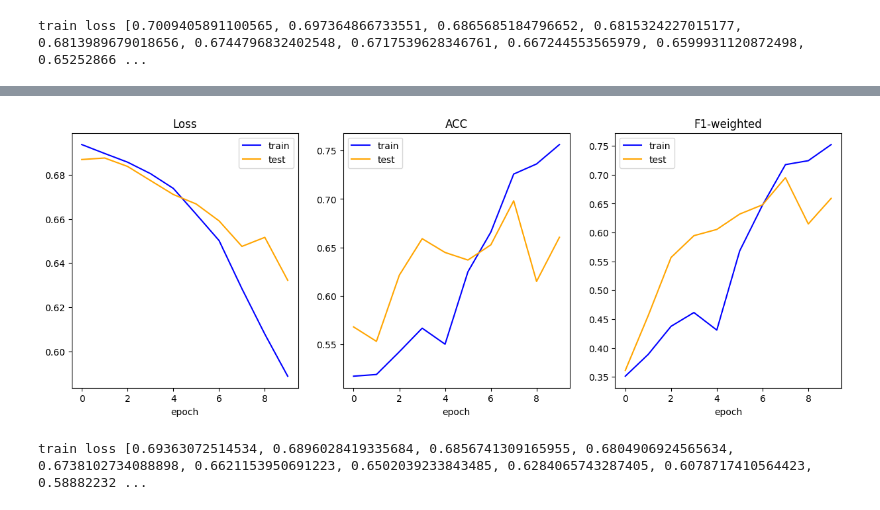
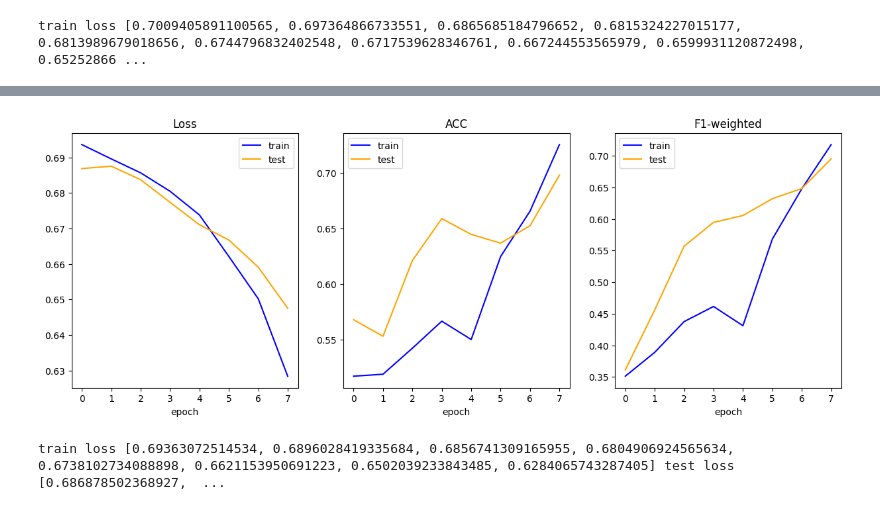
Before and after one commit to sinarollin/Inclusiveness-in-Sarcasm-Detection, a Jupyter notebook: text-model-training.ipynb, the cells around one changed output, grey strips where cells are left out. Drawn from its saved outputs; the diff is of its cells as text; code cells hidden in the pictures.

```diff
--- a/text-model-training.ipynb
+++ b/text-model-training.ipynb
@@ -14,19 +14,27 @@ First we have to load the datasets, which have already been prepared in `data_la
 - M_data: all utterances in which the speaker is a man
 # %%
 # Load the data from the JSON files
-with open('cleaned_data.json') as file:
+with open('data/mixed_data.json') as file:
     mixed_data = json.load(file)
 
-with open('F_data.json') as file:
+with open('data/F_data.json') as file:
     F_data = json.load(file)
 
-with open('M_data.json') as file:
+with open('data/M_data.json') as file:
     M_data = json.load(file)
+
+with open('data/mixed_data_enriched.json') as file:
+    mixed_data_enriched = json.load(file)
+
+with open('data/M_data_enriched.json') as file:
+    M_data_enriched = json.load(file)
 
 # Convert the data to lists of dictionaries
 mixed_data = list(mixed_data.values())
 F_data = list(F_data.values())
 M_data = list(M_data.values())
+mixed_data_enriched = list(mixed_data_enriched.values())
+M_data_enriched = list(M_data_enriched.values())
 # %% [markdown]
 Let's define some classes and functions needed in the training pipeline.
 # %%
@@ -238,7 +326,7 @@ device = torch.device("cpu")
 
 # Set hyperparameters
 learning_rate = 0.0001
-num_epochs = 10
+num_epochs = 8
 batch_size = 64
 weight_decay = 0.05
 dropout_prob = 0
@@ -308,2 +396,2 @@ eval Loss: 0.6322,  ACC: 0.6605, F1-weighted: 0.6592
-[figure, old version]
+[figure, new version]
-train loss [0.69363072514534, 0.6896028419335684, 0.6856741309165955, 0.6804906924565634, 0.6738102734088898, 0.6621153950691223, 0.6502039233843485, 0.6284065743287405, 0.6078717410564423, 0.58882232 ...
+train loss [0.69363072514534, 0.6896028419335684, 0.6856741309165955, 0.6804906924565634, 0.6738102734088898, 0.6621153950691223, 0.6502039233843485, 0.6284065743287405] test loss [0.686878502368927,  ...
```
Also changed, not shown: parts of 3 cells of this notebook, 18 other files.
